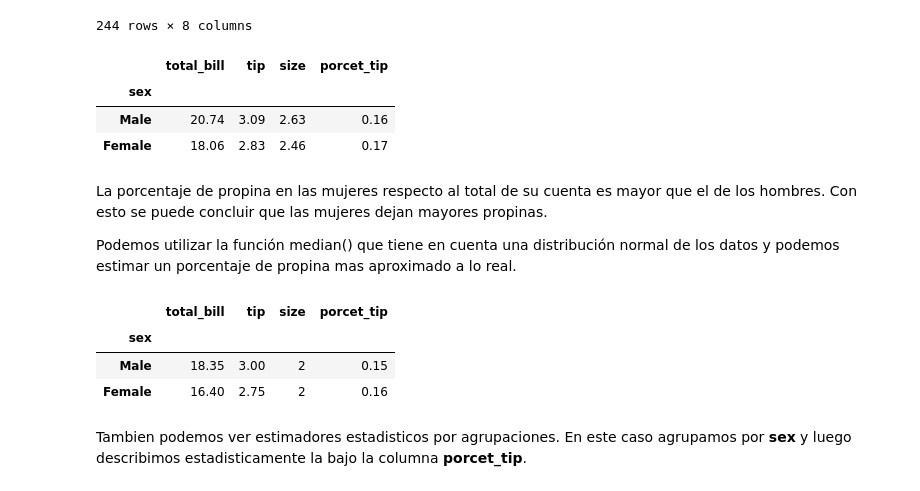
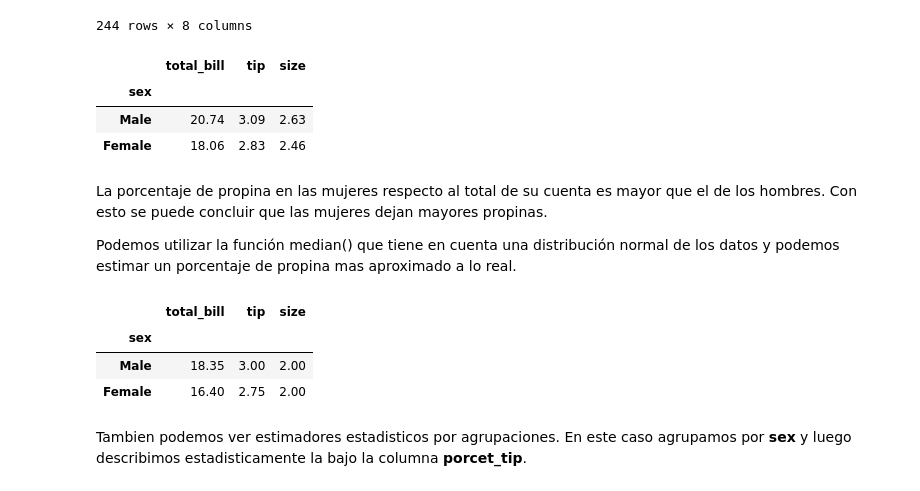
Before and after one commit to edelgado-1975/PandasOk, a Jupyter notebook: 09_Group_by_Extrayendo_valor_con_variables_categóricas.ipynb, the cells around one changed output. Drawn from its saved outputs; the diff is of its cells as text; code cells hidden in the pictures.

```diff
--- a/09_Group_by_Extrayendo_valor_con_variables_categóricas.ipynb
+++ b/09_Group_by_Extrayendo_valor_con_variables_categóricas.ipynb
@@ -94,23 +95,23 @@ df
 | 243 | 18.78 | 3.00 | Female | No | Thur | Dinner | 2 | 0.16 |
 244 rows × 8 columns
 # %%
-df.groupby('sex').mean()
+df.groupby('sex').mean('tip')
 # %% [output]
-|  | total_bill | tip | size | porcet_tip |
-| sex |  |  |  |  |
-| Male | 20.74 | 3.09 | 2.63 | 0.16 |
-| Female | 18.06 | 2.83 | 2.46 | 0.17 |
+|  | total_bill | tip | size |
+| sex |  |  |  |
+| Male | 20.74 | 3.09 | 2.63 |
+| Female | 18.06 | 2.83 | 2.46 |
 # %% [markdown]
 La porcentaje de propina en las mujeres respecto al total de su cuenta es mayor que el de los hombres. Con esto se puede concluir que las mujeres dejan mayores propinas.
 
 Podemos utilizar la función median() que tiene en cuenta una distribución normal de los datos y podemos estimar un porcentaje de propina mas aproximado a lo real.
 # %%
-df.groupby('sex').median()
+df.groupby('sex', observed=False).median('tip')
 # %% [output]
-|  | total_bill | tip | size | porcet_tip |
-| sex |  |  |  |  |
-| Male | 18.35 | 3.00 | 2 | 0.15 |
-| Female | 16.40 | 2.75 | 2 | 0.16 |
+|  | total_bill | tip | size |
+| sex |  |  |  |
+| Male | 18.35 | 3.00 | 2.00 |
+| Female | 16.40 | 2.75 | 2.00 |
 # %% [markdown]
 Tambien podemos ver estimadores estadisticos por agrupaciones. En este caso agrupamos por **sex** y luego describimos estadisticamente la bajo la columna **porcet_tip**.
 # %%
```
Also changed, not shown: parts of 8 cells of this notebook.
